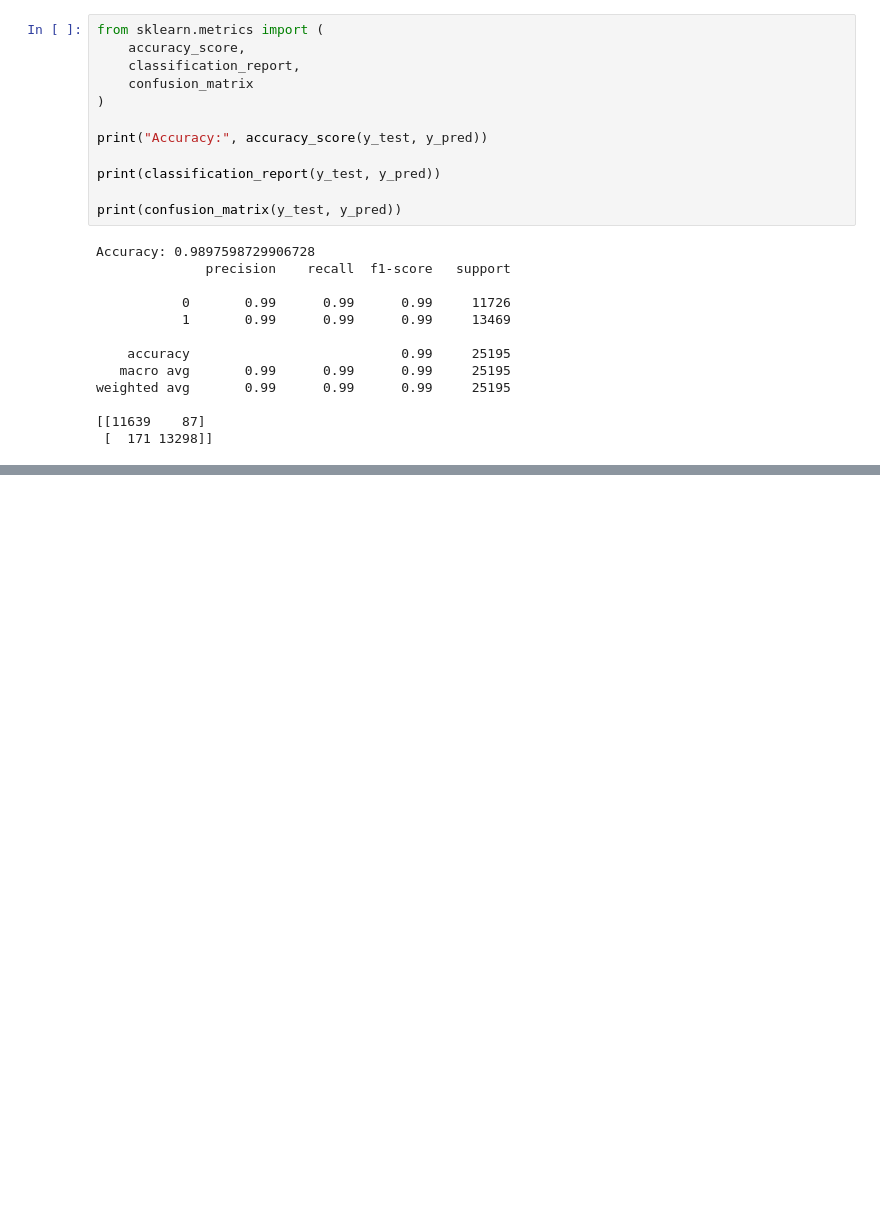
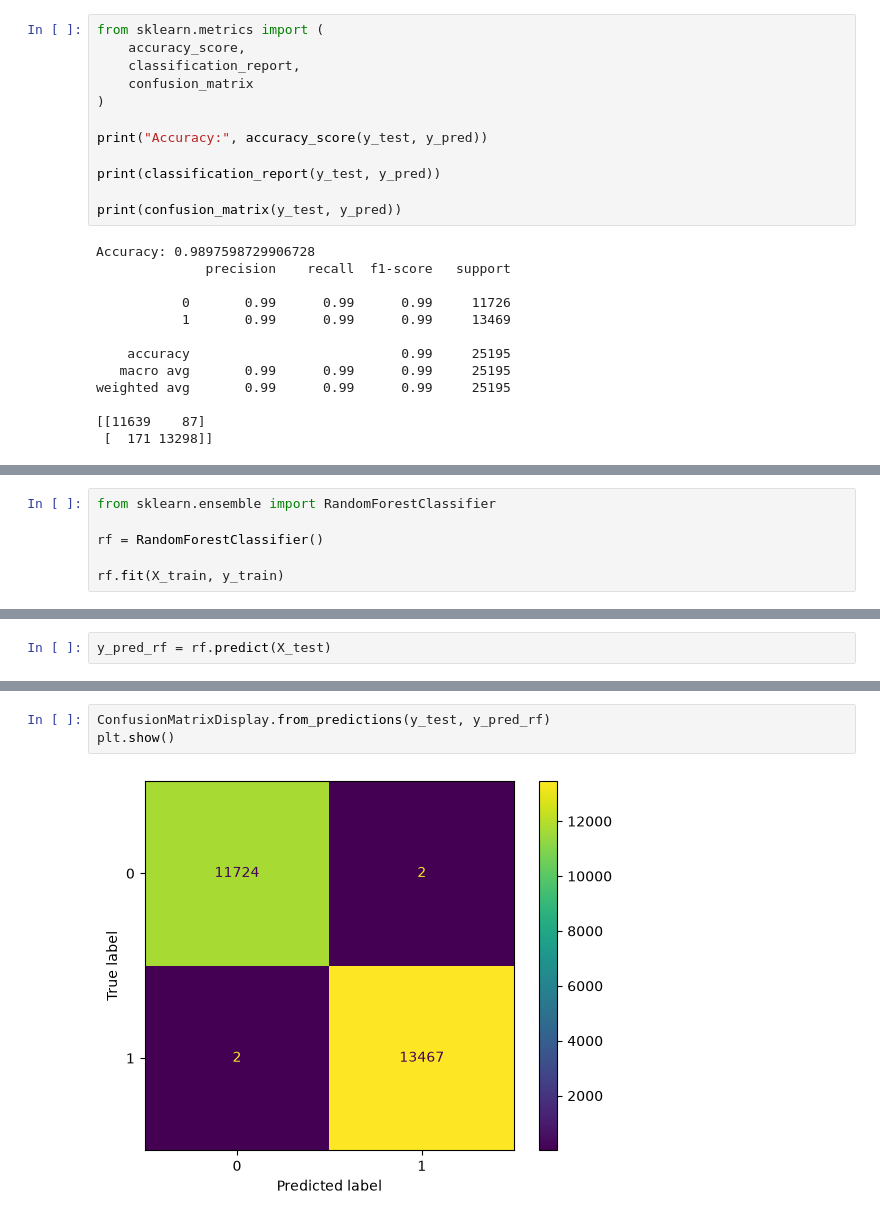
Before and after one commit to MasrafiSiam/ML-Based-Network-Intrusion-Detection-System, a Jupyter notebook: notebooks/01_data_analysis.ipynb, the cells around one changed output, grey strips where cells are left out. Drawn from its saved outputs; the diff is of its cells as text; blank space fills up the shorter version.

```diff
--- a/notebooks/01_data_analysis.ipynb
+++ b/notebooks/01_data_analysis.ipynb
@@ -344,0 +365,6 @@ weighted avg       0.99      0.99      0.99     25195
+# %%
+from sklearn.ensemble import RandomForestClassifier
+
+rf = RandomForestClassifier()
+
+rf.fit(X_train, y_train)
@@ -344,0 +373,2 @@ weighted avg       0.99      0.99      0.99     25195
+# %%
+y_pred_rf = rf.predict(X_test)
@@ -344,0 +394,5 @@ weighted avg       0.99      0.99      0.99     25195
+# %%
+ConfusionMatrixDisplay.from_predictions(y_test, y_pred_rf)
+plt.show()
+# %% [output]
+[figure, added]
```
Also changed, not shown: parts of 9 cells of this notebook.
